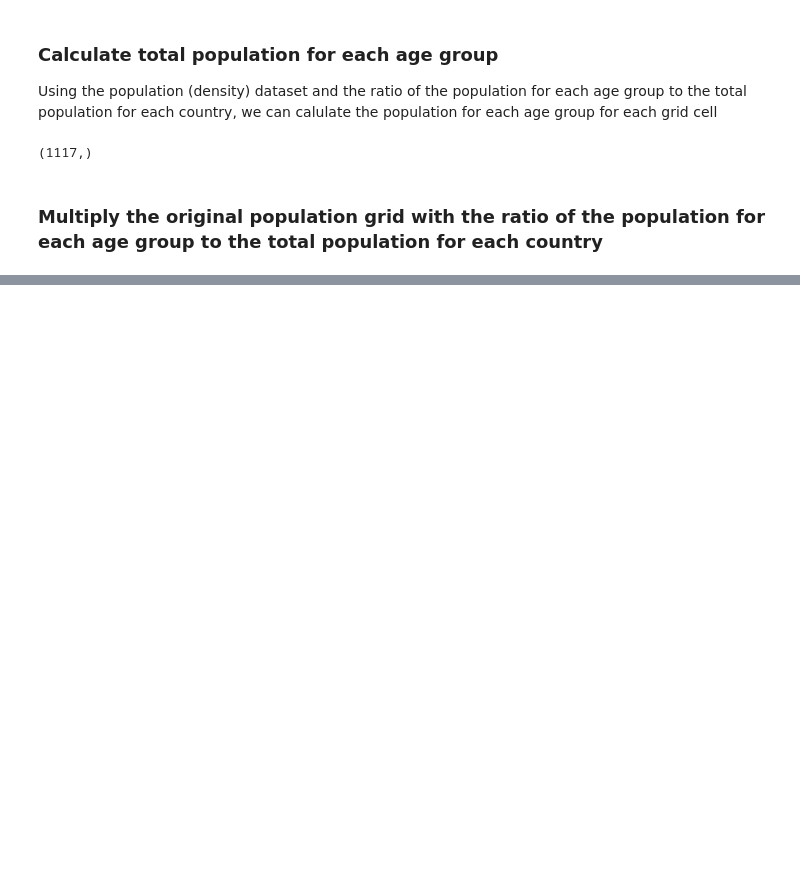
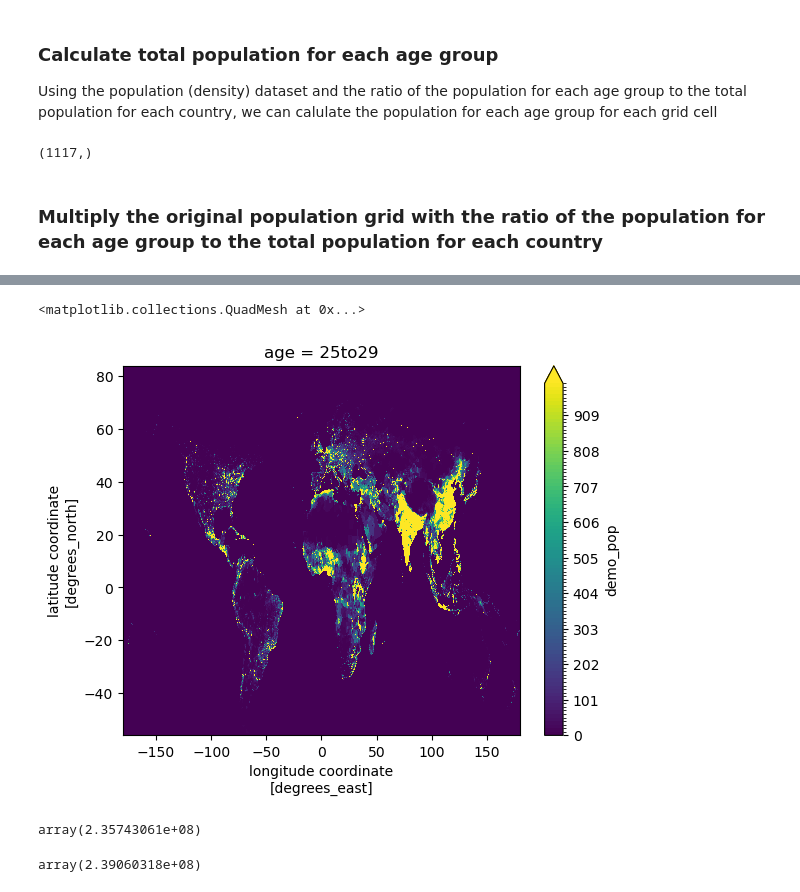
Before and after one commit to cindywang625/mortality_studies, a Jupyter notebook: processing_data/get_total_pop.ipynb, the cells around one changed output, grey strips where cells are left out. Saved outputs shown, nothing was run; the diff lists cells and outputs as text; code cells hidden in the pictures; blank space fills up the shorter version.

```diff
--- a/processing_data/get_total_pop.ipynb
+++ b/processing_data/get_total_pop.ipynb
@@ -141,0 +193,13 @@ combined_pop.to_netcdf(f'./processed/2020_demo_frac.nc')
+# %%
+xr.open_mfdataset('./demographic/countries/male_2020_demo_frac.nc')['demo_pop'][0].plot(levels = np.linspace(0,1000,100))
+# %% [output]
+<matplotlib.collections.QuadMesh at 0x...>
+[figure, added]
+# %%
+xr.open_mfdataset('./demographic/countries/female_2020_demo_frac.nc')['demo_pop'].sum(("lat","lon")).plot()
+# %% [output]
+array(2.35743061e+08)
+# %%
+xr.open_mfdataset('./demographic/countries/male_2020_demo_frac.nc')['demo_pop'].sum(("lat","lon")).plot()
+# %% [output]
+array(2.39060318e+08)
```
Also changed, not shown: parts of 21 cells of this notebook, 1 other file.
